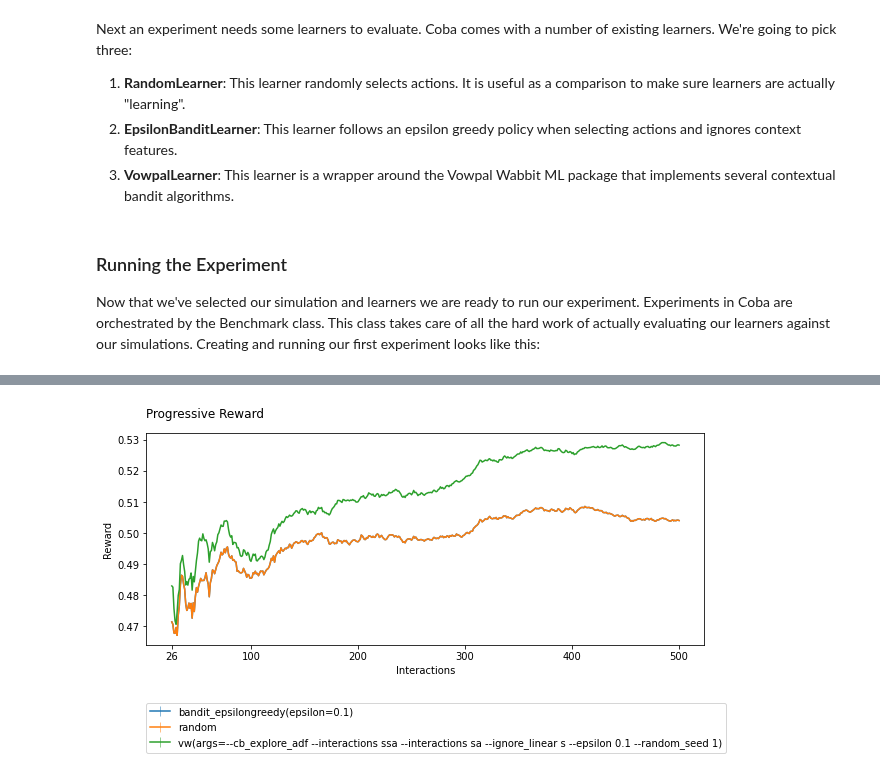
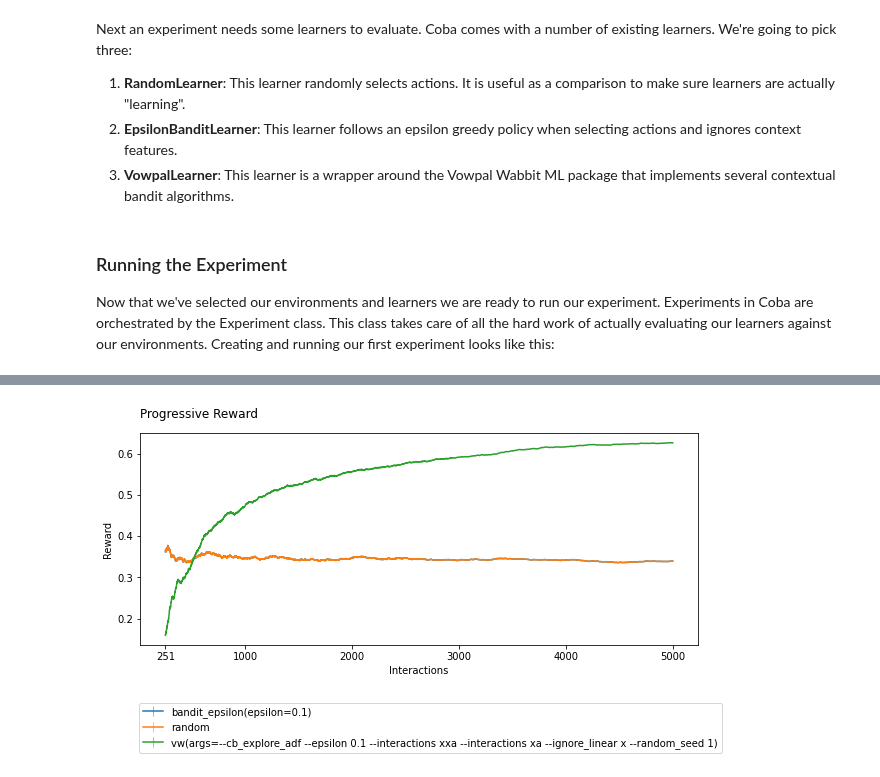
Before and after one commit to VowpalWabbit/coba, a Jupyter notebook: examples/notebooks/First Experiment.ipynb, the cells around one changed output, grey strips where cells are left out. Drawn from its saved outputs; the diff is of its cells as text; code cells hidden in the pictures.

```diff
--- a/examples/notebooks/First Experiment.ipynb
+++ b/examples/notebooks/First Experiment.ipynb
@@ -23,14 +28,14 @@ Next an experiment needs some learners to evaluate. Coba comes with a number of
 from coba.learners import RandomLearner, EpsilonBanditLearner, VowpalLearner
 # %% [markdown]
 ### Running the Experiment
-Now that we've selected our simulation and learners we are ready to run our experiment. Experiments in Coba are orchestrated by the Benchmark class. This class takes care of all the hard work of actually evaluating our learners against our simulations. Creating and running our first experiment looks like this:
+Now that we've selected our environments and learners we are ready to run our experiment. Experiments in Coba are orchestrated by the Experiment class. This class takes care of all the hard work of actually evaluating our learners against our environments. Creating and running our first experiment looks like this:
 # %%
-from coba.environments import ValidationSimulation
-from coba.learners    import RandomLearner, EpsilonBanditLearner, VowpalLearner
-from coba.experiments  import Benchmark
+from coba.environments import Environments
+from coba.learners     import RandomLearner, EpsilonBanditLearner, VowpalLearner
+from coba.experiments  import Experiment
 
-simulations = [ ValidationSimulation() ]
-learners    = [ RandomLearner(), EpsilonBanditLearner(0.1), VowpalLearner() ]
+environments = Environments.from_debug().binary()
+learners     = [ RandomLearner(), EpsilonBanditLearner(0.1), VowpalLearner() ]
 
-Benchmark(simulations).evaluate(learners).plot_learners()
+Experiment(environments, learners).evaluate().plot_learners()
 # %% [output]
@@ -44,4 +52,4 @@ Benchmark(simulations).evaluate(learners).plot_learners()
-[figure, old version]
+[figure, new version]
 # %% [markdown]
 And just like that we've run our first experiment in Coba.
 
```
Also changed, not shown: parts of 13 cells of this notebook, 17 other files.
